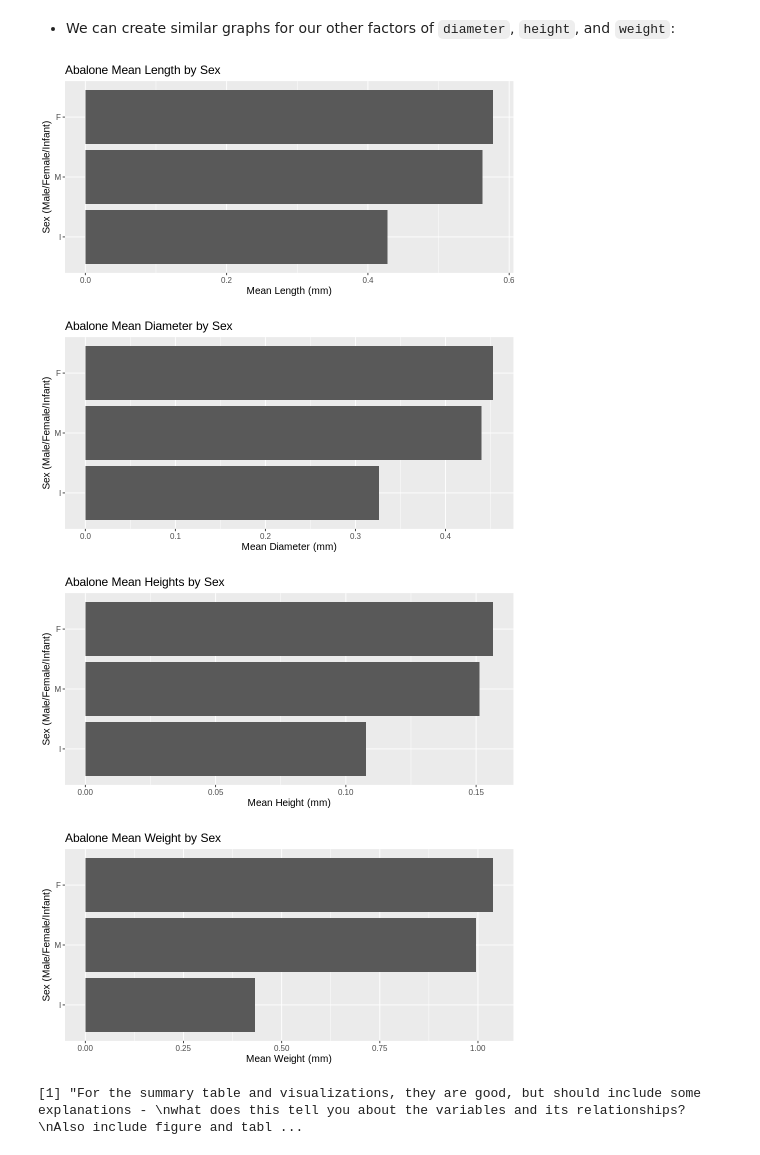
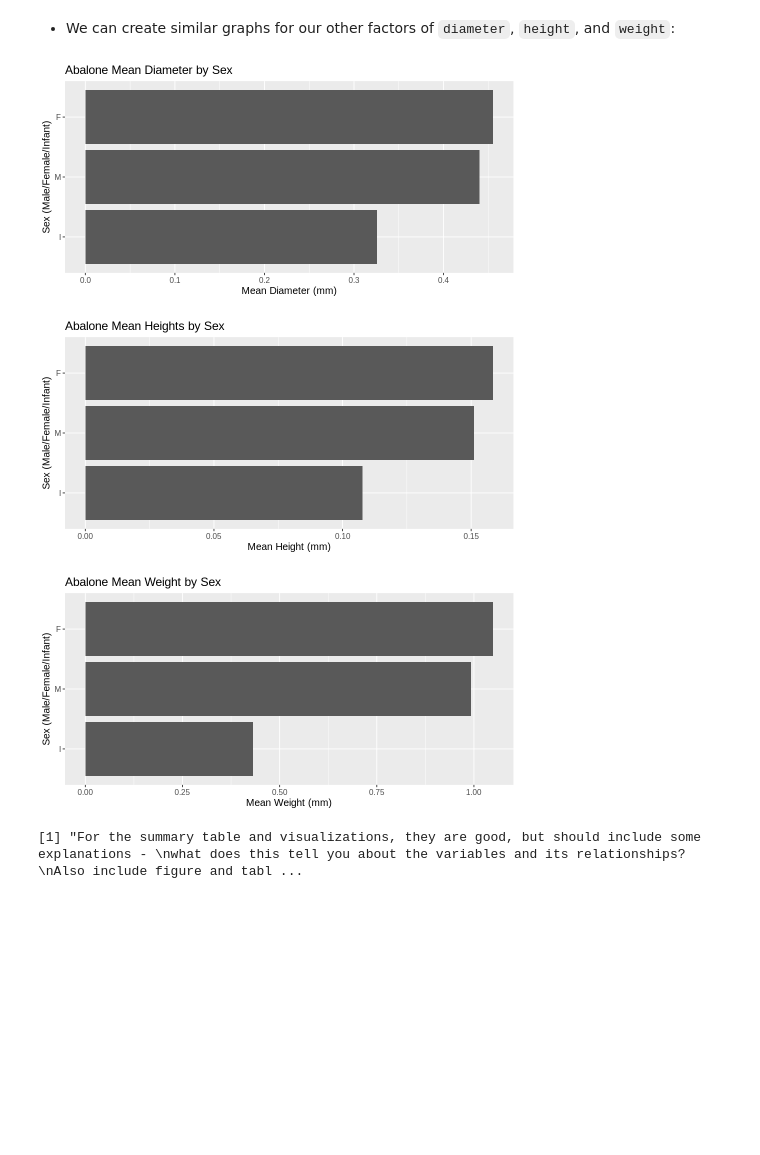
Before and after one commit to mmung3/dsci-100-2022w2-group-22, a Jupyter notebook: group_project_report.ipynb, the cells around one changed output. Drawn from its saved outputs; the diff is of its cells as text; code cells hidden in the pictures; blank space fills up the shorter version.

Commit message:
added visualization options
TODO -- add correct labels and explain the viz

```diff
--- a/group_project_report.ipynb
+++ b/group_project_report.ipynb
@@ -193,44 +194,34 @@ abalone_graph_length
 # %% [markdown]
 - We can create similar graphs for our other factors of `diameter`, `height`, and `weight`:
 # %%
-abalone_graph_length <- abalone_summarize |>
-        ggplot(aes(x=mean_length,
-                   y=fct_reorder(sex, mean_length))) +
-        geom_bar(stat="identity") +
-        labs(x = "Mean Length (mm)", y = "Sex (Male/Female/Infant)", title="Abalone Mean Length by Sex") +
-        theme(text = element_text(size = 12))
-
 abalone_graph_diameter <- abalone_summarize |>
         ggplot(aes(x=mean_diameter,
                    y=fct_reorder(sex, mean_diameter))) +
         geom_bar(stat="identity") +
         labs(x = "Mean Diameter (mm)", y = "Sex (Male/Female/Infant)", title="Abalone Mean Diameter by Sex") +
         theme(text = element_text(size = 12))
 
 abalone_graph_height <- abalone_summarize |>
         ggplot(aes(x=mean_height,
                    y=fct_reorder(sex, mean_height))) +
         geom_bar(stat="identity") +
         labs(x = "Mean Height (mm)", y = "Sex (Male/Female/Infant)", title="Abalone Mean Heights by Sex") +
         theme(text = element_text(size = 12))
 
 abalone_graph_weight <- abalone_summarize |>
         ggplot(aes(x=mean_weight,
                    y=fct_reorder(sex, mean_weight))) +
         geom_bar(stat="identity") +
         labs(x = "Mean Weight (mm)", y = "Sex (Male/Female/Infant)", title="Abalone Mean Weight by Sex") +
         theme(text = element_text(size = 12))
 
-
-abalone_graph_length
 abalone_graph_diameter
 abalone_graph_height
 abalone_graph_weight
 # %% [output]
-[figure, old version]
+[figure, new version]
-[figure, old version]
+[figure, new version]
-[figure, old version]
+[figure, new version]
-[figure, removed]
 # %%
 # !!! TODO
 "For the summary table and visualizations, they are good, but should include some explanations -
```
Also changed, not shown: parts of 11 cells of this notebook.
